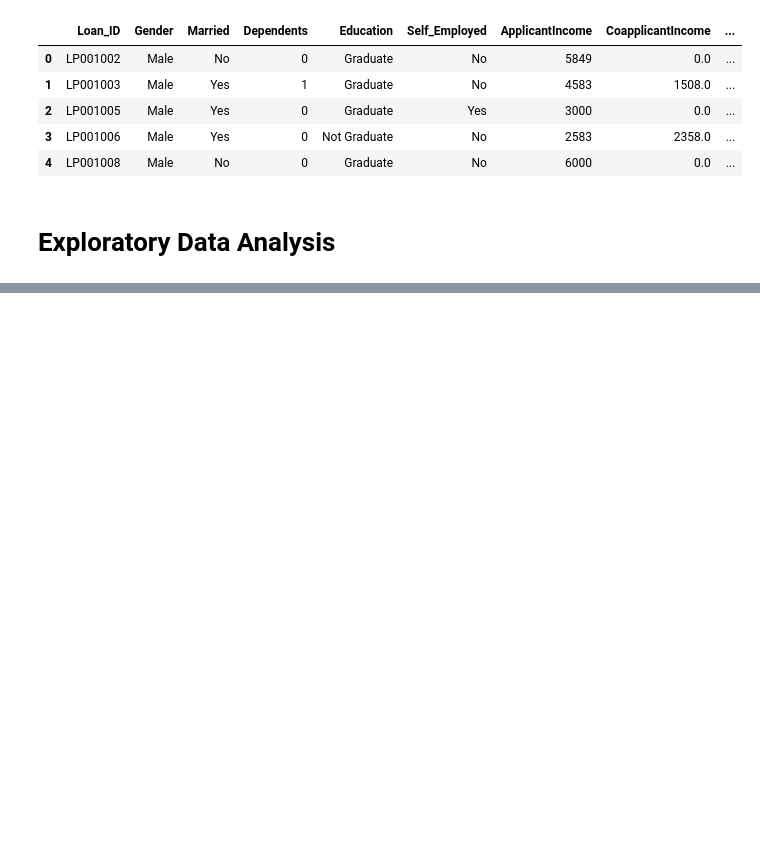
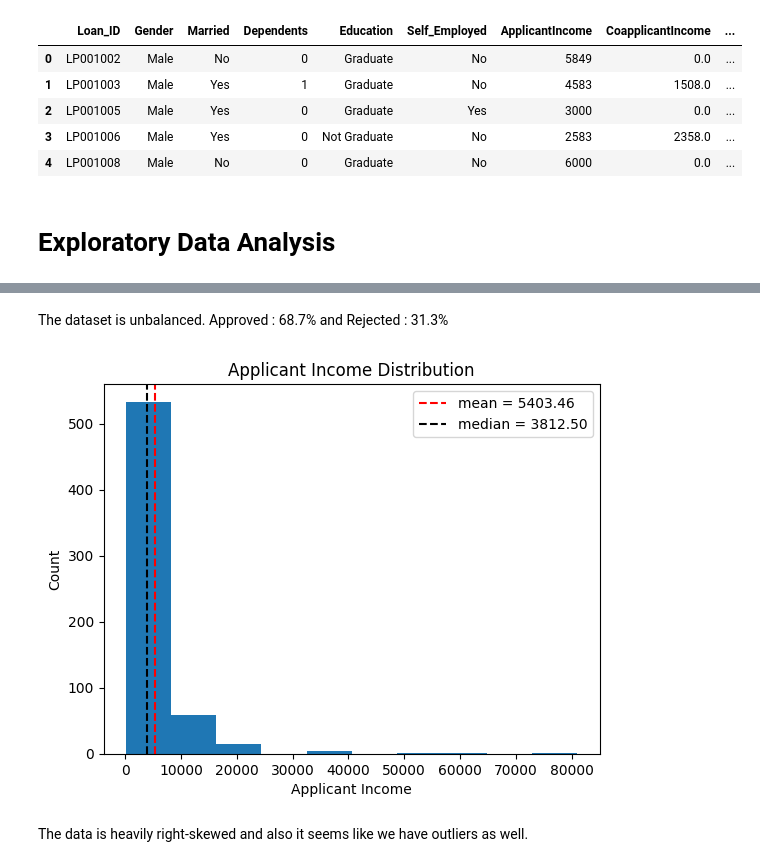
Before and after one commit to karywnl/loan-prediction, a Jupyter notebook: eda.ipynb, the cells around one changed output, grey strips where cells are left out. Cells and saved outputs as stored; diff of their text form; code cells hidden in the pictures; blank space fills up the shorter version.

```diff
--- a/eda.ipynb
+++ b/eda.ipynb
@@ -47,0 +35,24 @@ plt.show()
+# %% [markdown]
+The dataset is unbalanced. Approved : 68.7% and Rejected : 31.3%
+# %%
+# checking the distribution of applicant income
+
+mean = df["ApplicantIncome"].mean()
+median = df["ApplicantIncome"].median()
+
+fig, ax = plt.subplots()
+
+ax.hist(df["ApplicantIncome"], bins=10)
+
+ax.axvline(mean, color='red', linestyle="--", label=f"mean = {mean:.2f}")
+ax.axvline(median, color='black', linestyle="--", label=f"median = {median:.2f}")
+ax.legend()
+
+ax.set_title("Applicant Income Distribution")
+ax.set_xlabel("Applicant Income")
+ax.set_ylabel("Count")
+plt.show()
+# %% [output]
+[figure, added]
+# %% [markdown]
+The data is heavily right-skewed and also it seems like we have outliers as well.
```
Also changed, not shown: parts of 2 cells of this notebook.
